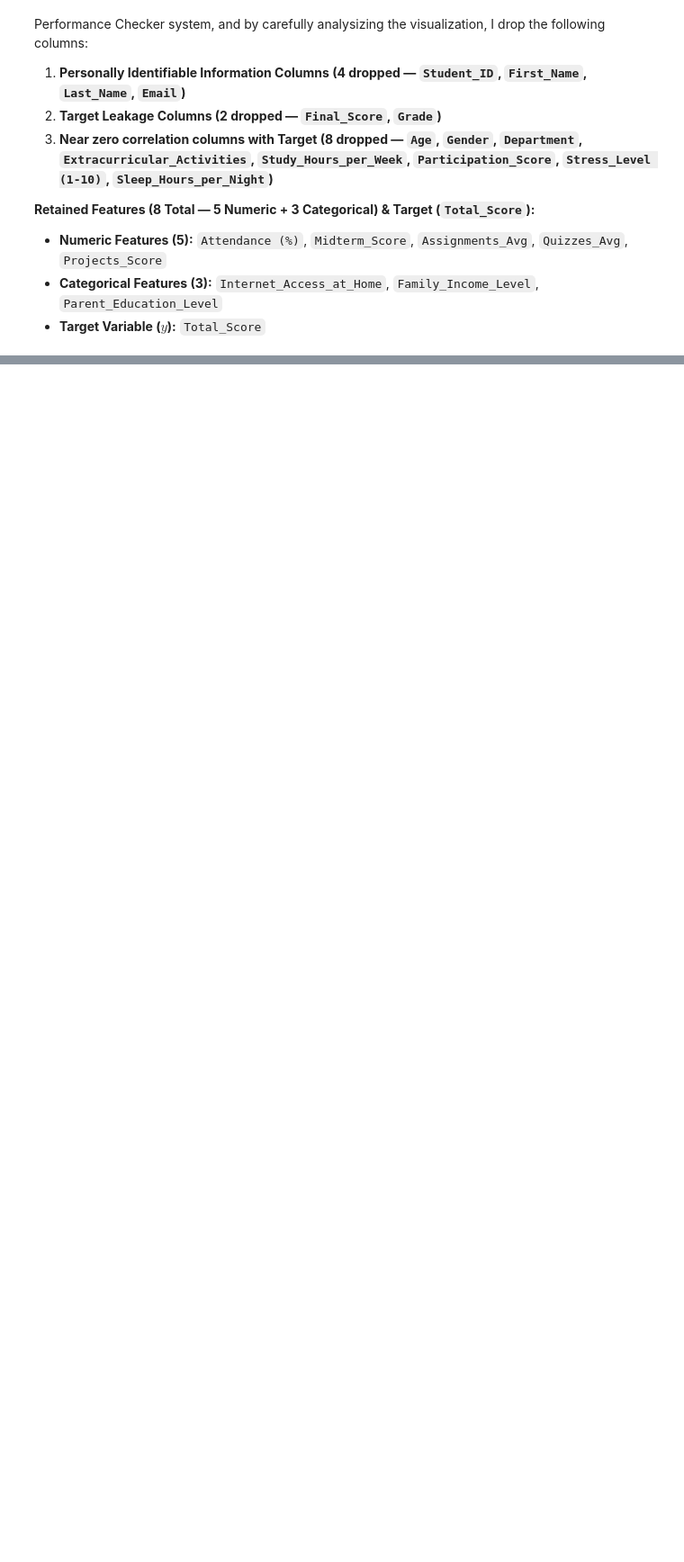
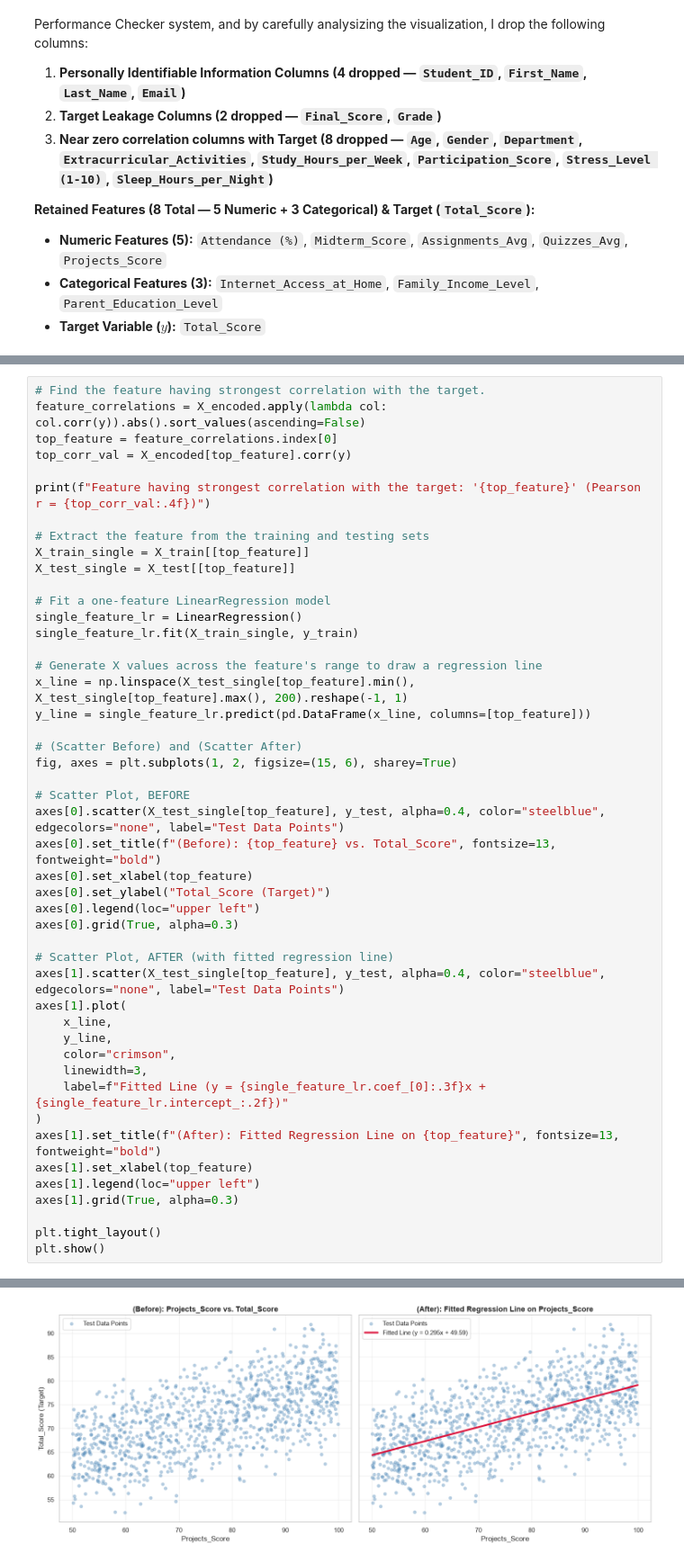
Before and after one commit to Natinael-1/linear_regression_model, a Jupyter notebook: summative/linear_regression/multivariate.ipynb, the cells around one changed output, grey strips where cells are left out. Shown at 90% size. Saved outputs shown, nothing was run; the diff lists cells and outputs as text; blank space fills up the shorter version.

```diff
--- a/summative/linear_regression/multivariate.ipynb
+++ b/summative/linear_regression/multivariate.ipynb
@@ -187,0 +509,48 @@ To prevent data leakage and make the model be able to efficient and effect for b
+# %%
+# Find the feature having strongest correlation with the target.
+feature_correlations = X_encoded.apply(lambda col: col.corr(y)).abs().sort_values(ascending=False)
+top_feature = feature_correlations.index[0]
+top_corr_val = X_encoded[top_feature].corr(y)
+
+print(f"Feature having strongest correlation with the target: '{top_feature}' (Pearson r = {top_corr_val:.4f})")
+
+# Extract the feature from the training and testing sets
+X_train_single = X_train[[top_feature]]
+X_test_single = X_test[[top_feature]]
+
+# Fit a one-feature LinearRegression model
+single_feature_lr = LinearRegression()
+single_feature_lr.fit(X_train_single, y_train)
+
+# Generate X values across the feature's range to draw a regression line
+x_line = np.linspace(X_test_single[top_feature].min(), X_test_single[top_feature].max(), 200).reshape(-1, 1)
+y_line = single_feature_lr.predict(pd.DataFrame(x_line, columns=[top_feature]))
+
+# (Scatter Before) and (Scatter After)
+fig, axes = plt.subplots(1, 2, figsize=(15, 6), sharey=True)
+
+# Scatter Plot, BEFORE
+axes[0].scatter(X_test_single[top_feature], y_test, alpha=0.4, color="steelblue", edgecolors="none", label="Test Data Points")
+axes[0].set_title(f"(Before): {top_feature} vs. Total_Score", fontsize=13, fontweight="bold")
+axes[0].set_xlabel(top_feature)
+axes[0].set_ylabel("Total_Score (Target)")
+axes[0].legend(loc="upper left")
+axes[0].grid(True, alpha=0.3)
+
+# Scatter Plot, AFTER (with fitted regression line)
+axes[1].scatter(X_test_single[top_feature], y_test, alpha=0.4, color="steelblue", edgecolors="none", label="Test Data Points")
+axes[1].plot(
+    x_line,
+    y_line,
+    color="crimson",
+    linewidth=3,
+    label=f"Fitted Line (y = {single_feature_lr.coef_[0]:.3f}x + {single_feature_lr.intercept_:.2f})"
+)
+axes[1].set_title(f"(After): Fitted Regression Line on {top_feature}", fontsize=13, fontweight="bold")
+axes[1].set_xlabel(top_feature)
+axes[1].legend(loc="upper left")
+axes[1].grid(True, alpha=0.3)
+
+plt.tight_layout()
+plt.show()
+# %% [output]
@@ -187,0 +558 @@ To prevent data leakage and make the model be able to efficient and effect for b
+[figure, added]
```
Also changed, not shown: parts of 16 cells of this notebook, 1 other file.
